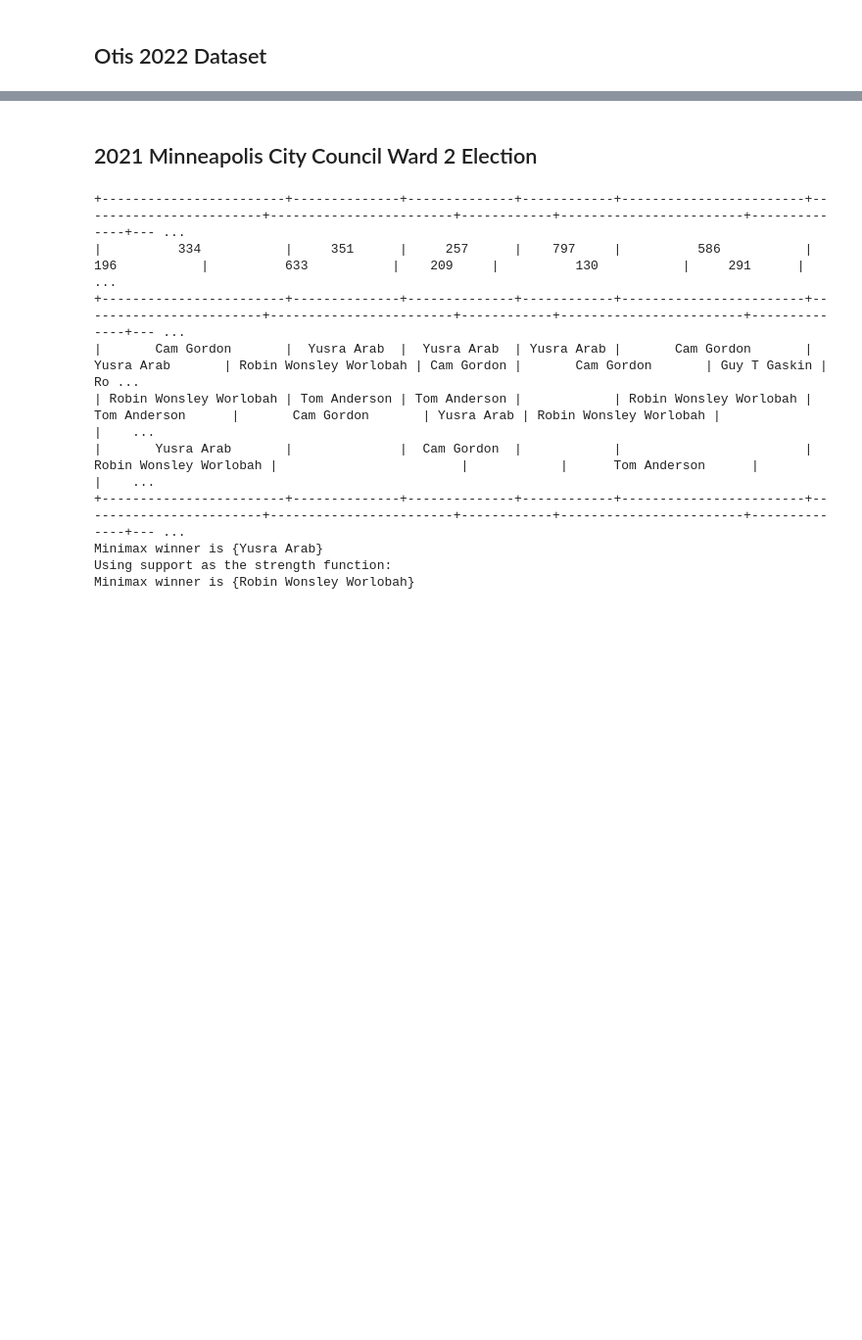
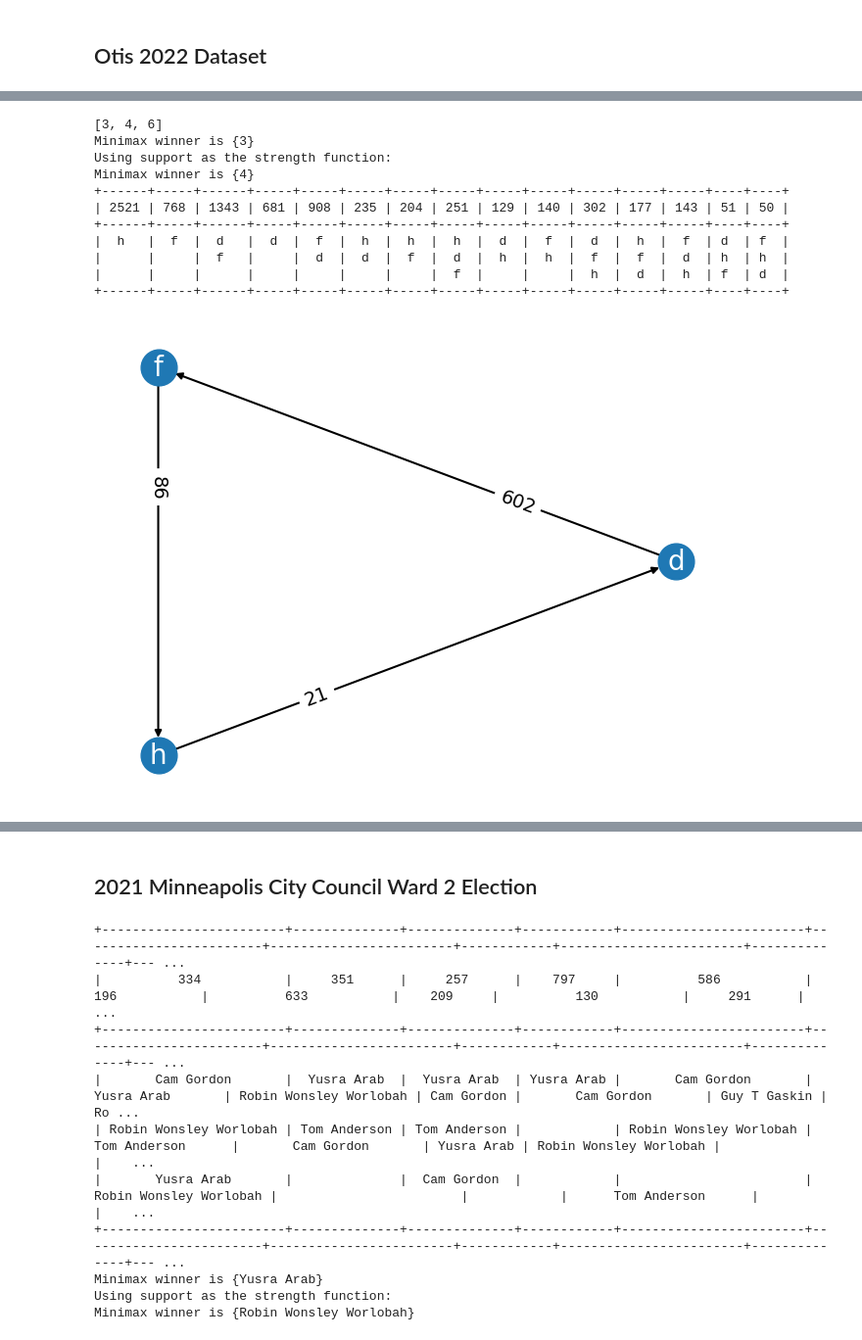
Before and after one commit to epacuit/majority_margins, a Jupyter notebook: minimax_support_vs_margin.ipynb, the cells around one changed output, grey strips where cells are left out. Shown: that part at 98% size. Drawn from its saved outputs; the diff is of its cells as text; code cells hidden in the pictures; blank space fills up the shorter version.

```diff
--- a/minimax_support_vs_margin.ipynb
+++ b/minimax_support_vs_margin.ipynb
@@ -191,0 +213,11 @@ print(f"{num_diff} out of {num_no_cw}: ", num_diff/num_no_cw)
+# %%
+fname = "real_elections/preflib_dataset/00008-00000009.soi"
+govan_prof = ProfileWithTies.read(fname)
+
+govan_prof.use_extended_strict_preference()
+govan_prof.anonymize().display()
+
+minimax.display(govan_prof)
+
+print("Using support as the strength function: ")
+minimax.display(govan_prof, strength_function=govan_prof.support)
@@ -191,0 +243,32 @@ print(f"{num_diff} out of {num_no_cw}: ", num_diff/num_no_cw)
+# %%
+s_set = smith_set(govan_prof)
+print(s_set)
+restricted_govan_prof = govan_prof.remove_candidates([c for c in govan_prof.candidates if c not in s_set]).anonymize()
+
+restricted_govan_prof.remove_empty_rankings()
+
+minimax.display(restricted_govan_prof)
+
+print("Using support as the strength function: ")
+minimax.display(restricted_govan_prof, strength_function=govan_prof.support)
+
+new_cmap = {3:"d", 4:"f", 6:"h"}
+
+restricted_govan_prof.display(cmap=new_cmap)
+
+restricted_govan_prof.margin_graph().display(cmap=new_cmap)
+
+restricted_govan_prof.display_support_graph(cmap=new_cmap)
+# %% [output]
+[3, 4, 6]
+Minimax winner is {3}
+Using support as the strength function:
+Minimax winner is {4}
++------+-----+------+-----+-----+-----+-----+-----+-----+-----+-----+-----+-----+----+----+
+| 2521 | 768 | 1343 | 681 | 908 | 235 | 204 | 251 | 129 | 140 | 302 | 177 | 143 | 51 | 50 |
++------+-----+------+-----+-----+-----+-----+-----+-----+-----+-----+-----+-----+----+----+
+|  h   |  f  |  d   |  d  |  f  |  h  |  h  |  h  |  d  |  f  |  d  |  h  |  f  | d  | f  |
+|      |     |  f   |     |  d  |  d  |  f  |  d  |  h  |  h  |  f  |  f  |  d  | h  | h  |
+|      |     |      |     |     |     |     |  f  |     |     |  h  |  d  |  h  | f  | d  |
++------+-----+------+-----+-----+-----+-----+-----+-----+-----+-----+-----+-----+----+----+
+[figure, added]
```
Also changed, not shown: parts of 10 cells of this notebook, 1 other file.
